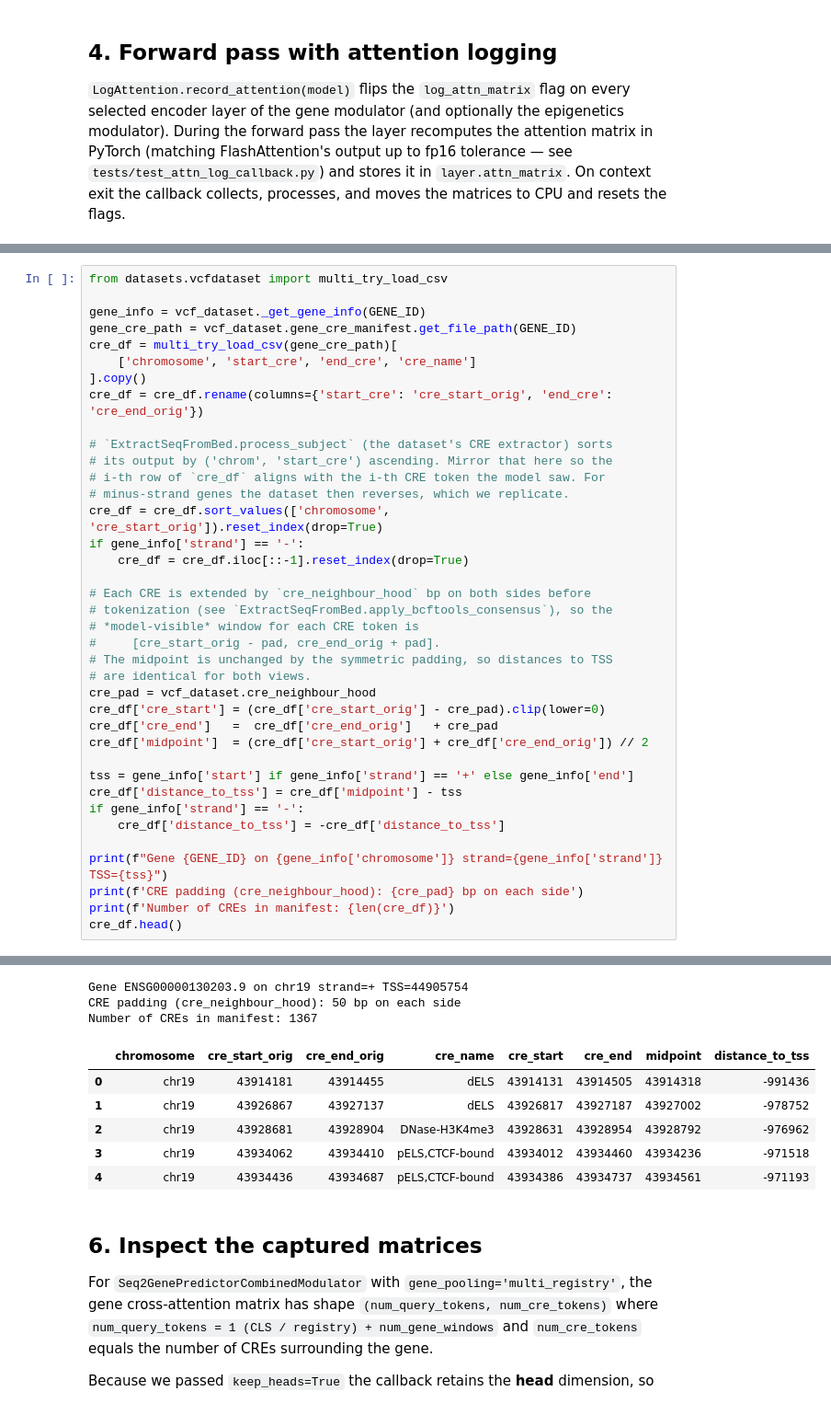
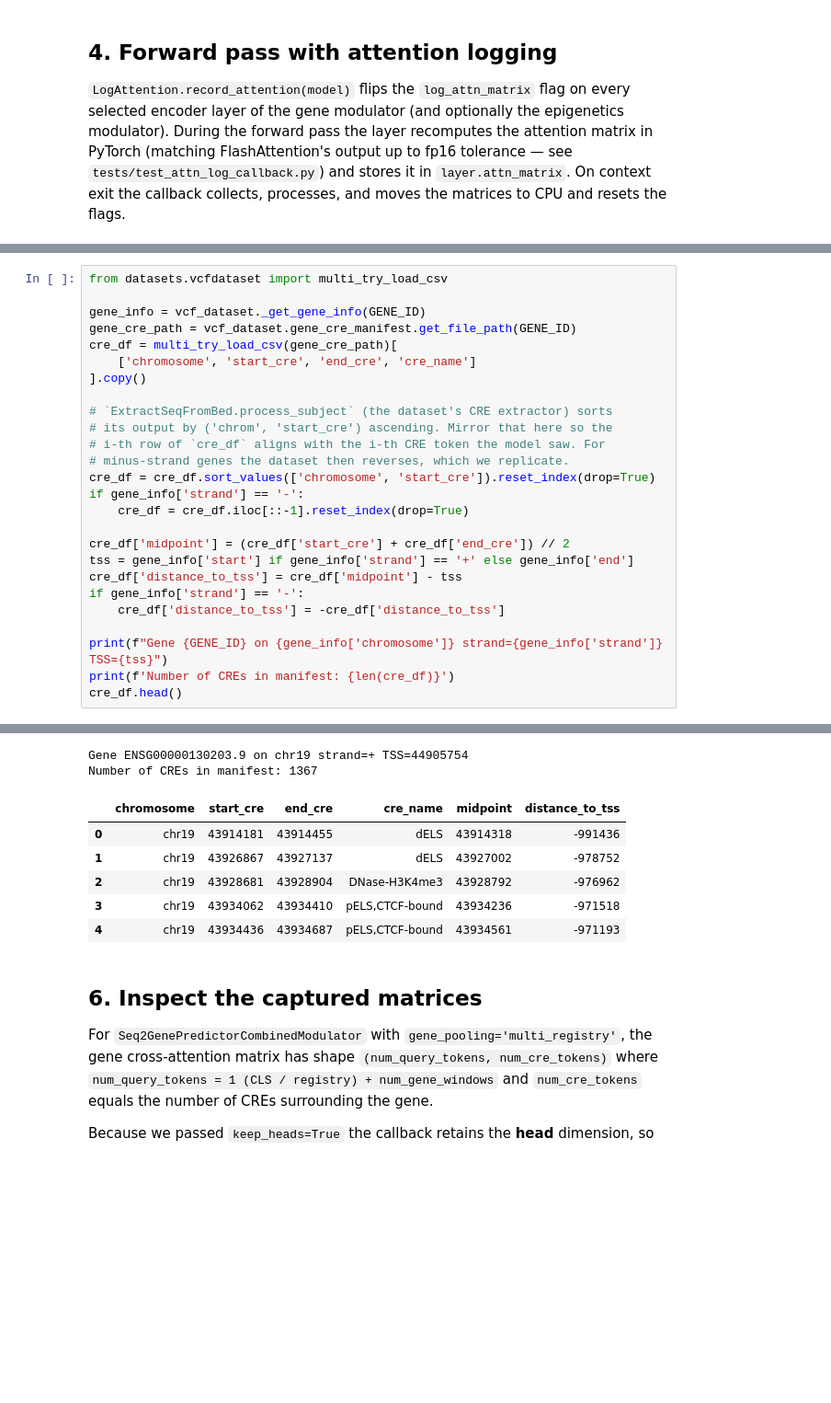
Before and after one commit to czi-ai/variantformer, a Jupyter notebook: notebooks/explore_attention.ipynb, the cells around one changed output, grey strips where cells are left out. Shown at 92% size. Cells and saved outputs as stored; diff of their text form; blank space fills up the shorter version.

```diff
--- a/notebooks/explore_attention.ipynb
+++ b/notebooks/explore_attention.ipynb
@@ -201,34 +198,22 @@ gene_cre_path = vcf_dataset.gene_cre_manifest.get_file_path(GENE_ID)
 cre_df = multi_try_load_csv(gene_cre_path)[
     ['chromosome', 'start_cre', 'end_cre', 'cre_name']
 ].copy()
-cre_df = cre_df.rename(columns={'start_cre': 'cre_start_orig', 'end_cre': 'cre_end_orig'})
 
 # `ExtractSeqFromBed.process_subject` (the dataset's CRE extractor) sorts
 # its output by ('chrom', 'start_cre') ascending. Mirror that here so the
 # i-th row of `cre_df` aligns with the i-th CRE token the model saw. For
 # minus-strand genes the dataset then reverses, which we replicate.
-cre_df = cre_df.sort_values(['chromosome', 'cre_start_orig']).reset_index(drop=True)
+cre_df = cre_df.sort_values(['chromosome', 'start_cre']).reset_index(drop=True)
 if gene_info['strand'] == '-':
     cre_df = cre_df.iloc[::-1].reset_index(drop=True)
 
-# Each CRE is extended by `cre_neighbour_hood` bp on both sides before
-# tokenization (see `ExtractSeqFromBed.apply_bcftools_consensus`), so the
-# *model-visible* window for each CRE token is
-#     [cre_start_orig - pad, cre_end_orig + pad].
-# The midpoint is unchanged by the symmetric padding, so distances to TSS
-# are identical for both views.
-cre_pad = vcf_dataset.cre_neighbour_hood
-cre_df['cre_start'] = (cre_df['cre_start_orig'] - cre_pad).clip(lower=0)
-cre_df['cre_end']   =  cre_df['cre_end_orig']   + cre_pad
-cre_df['midpoint']  = (cre_df['cre_start_orig'] + cre_df['cre_end_orig']) // 2
-
+cre_df['midpoint'] = (cre_df['start_cre'] + cre_df['end_cre']) // 2
 tss = gene_info['start'] if gene_info['strand'] == '+' else gene_info['end']
 cre_df['distance_to_tss'] = cre_df['midpoint'] - tss
 if gene_info['strand'] == '-':
     cre_df['distance_to_tss'] = -cre_df['distance_to_tss']
 
 print(f"Gene {GENE_ID} on {gene_info['chromosome']} strand={gene_info['strand']} TSS={tss}")
-print(f'CRE padding (cre_neighbour_hood): {cre_pad} bp on each side')
 print(f'Number of CREs in manifest: {len(cre_df)}')
 cre_df.head()
 # %% [output]
@@ -237,12 +222,11 @@ cre_df.head()
 Gene ENSG00000130203.9 on chr19 strand=+ TSS=44905754
-CRE padding (cre_neighbour_hood): 50 bp on each side
 Number of CREs in manifest: 1367
-|  | chromosome | cre_start_orig | cre_end_orig | cre_name | cre_start | cre_end | midpoint | distance_to_tss |
-| 0 | chr19 | 43914181 | 43914455 | dELS | 43914131 | 43914505 | 43914318 | -991436 |
-| 1 | chr19 | 43926867 | 43927137 | dELS | 43926817 | 43927187 | 43927002 | -978752 |
-| 2 | chr19 | 43928681 | 43928904 | DNase-H3K4me3 | 43928631 | 43928954 | 43928792 | -976962 |
-| 3 | chr19 | 43934062 | 43934410 | pELS,CTCF-bound | 43934012 | 43934460 | 43934236 | -971518 |
-| 4 | chr19 | 43934436 | 43934687 | pELS,CTCF-bound | 43934386 | 43934737 | 43934561 | -971193 |
+|  | chromosome | start_cre | end_cre | cre_name | midpoint | distance_to_tss |
+| 0 | chr19 | 43914181 | 43914455 | dELS | 43914318 | -991436 |
+| 1 | chr19 | 43926867 | 43927137 | dELS | 43927002 | -978752 |
+| 2 | chr19 | 43928681 | 43928904 | DNase-H3K4me3 | 43928792 | -976962 |
+| 3 | chr19 | 43934062 | 43934410 | pELS,CTCF-bound | 43934236 | -971518 |
+| 4 | chr19 | 43934436 | 43934687 | pELS,CTCF-bound | 43934561 | -971193 |
 # %% [markdown]
 ## 6. Inspect the captured matrices
 
```
Also changed, not shown: parts of 6 cells of this notebook.
